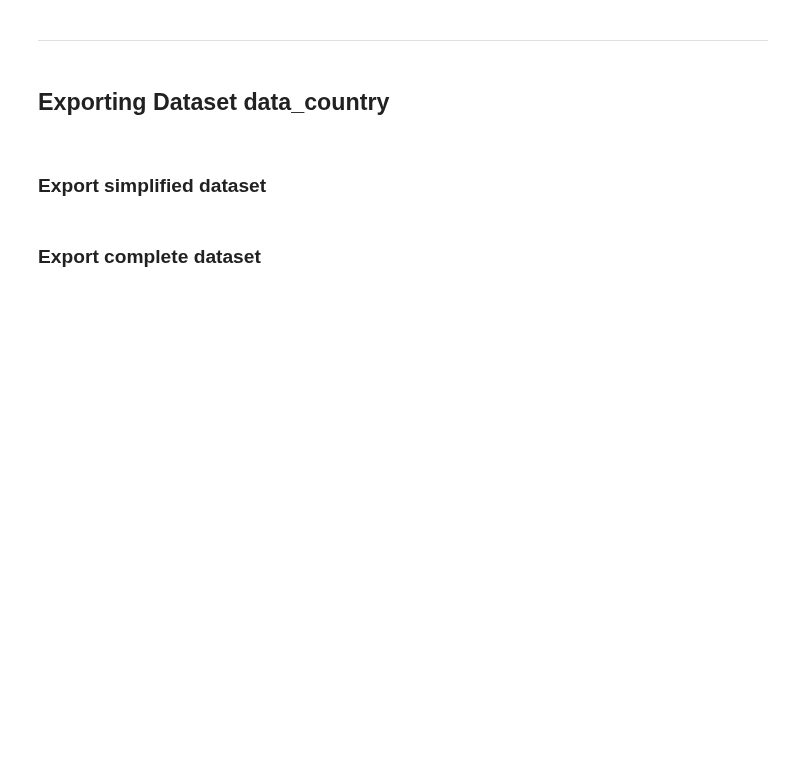
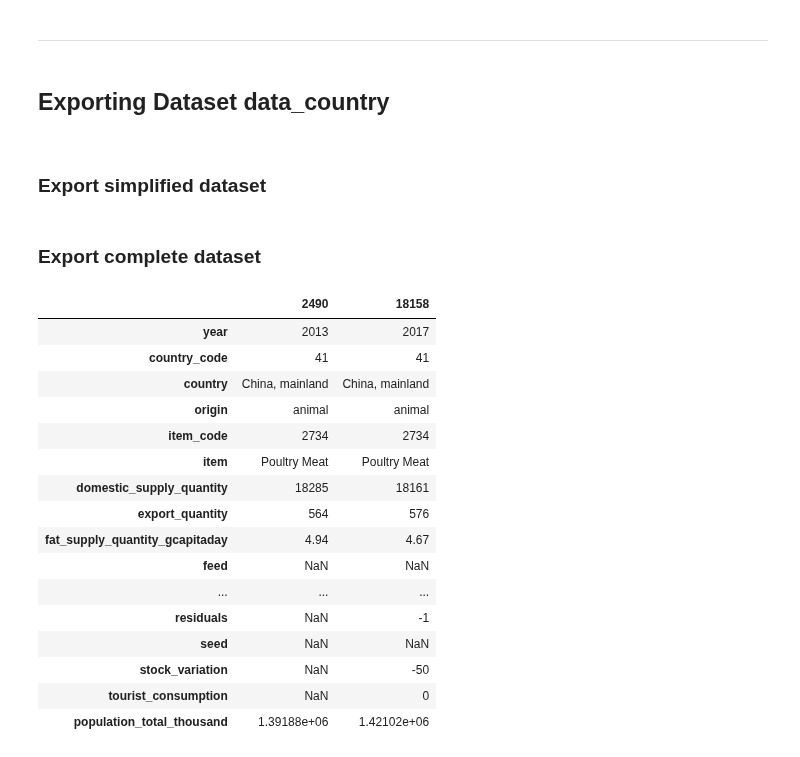
Before and after one commit to Michael-Orange/MarketStudy_ChickenExports_OC, a Jupyter notebook: P5_preparation.ipynb, the cells around one changed output. Saved outputs shown, nothing was run; the diff lists cells and outputs as text; code cells hidden in the pictures; blank space fills up the shorter version.

```diff
--- a/P5_preparation.ipynb
+++ b/P5_preparation.ipynb
@@ -187,8 +187,7 @@ del ani2013, veg2013, ani2017, veg2017
 temp.columns = ["xx", "xx2", "country_code", "country", 'xx3', 'element', 'item_code', 'item',
                 'xx4', "year", "unit", "value", 'xx5', 'flag_description', 'origin', 'xx6']
 
-data = temp.pivot_table(index=["year", "country_code", "country", "origin", "item_code", \
-                               "item"], columns = ["element"], values=["value"], aggfunc=sum)
+data = temp.pivot_table(index=["year", "country_code", "country", "origin", "item_code", "item"], columns = ["element"], values=["value"], aggfunc=sum)
 
 # rename columns
 data.columns = ['domestic_supply_quantity','export_quantity','fat_supply_quantity_gcapitaday','feed',
@@ -513,3 +516,23 @@ data_pca.to_csv(r'data/output/data_pca.csv', index = False)
 data_pca_poultry.to_csv(r'data/output/data_pca_poultry.csv', index = False)
 # %%
 data_pca_not_poultry.to_csv(r'data/output/data_pca_not_poultry.csv', index = False)
+# %%
+data.loc[(data['country'] == 'China, mainland') & (data['item'] == 'Poultry Meat')].transpose()
+# %% [output]
+|  | 2490 | 18158 |
+| year | 2013 | 2017 |
+| country_code | 41 | 41 |
+| country | China, mainland | China, mainland |
+| origin | animal | animal |
+| item_code | 2734 | 2734 |
+| item | Poultry Meat | Poultry Meat |
+| domestic_supply_quantity | 18285 | 18161 |
+| export_quantity | 564 | 576 |
+| fat_supply_quantity_gcapitaday | 4.94 | 4.67 |
+| feed | NaN | NaN |
+| ... | ... | ... |
+| residuals | NaN | -1 |
+| seed | NaN | NaN |
+| stock_variation | NaN | -50 |
+| tourist_consumption | NaN | 0 |
+| population_total_thousand | 1.39188e+06 | 1.42102e+06 |
```
Also changed, not shown: parts of 14 cells of this notebook, 7 other files.
